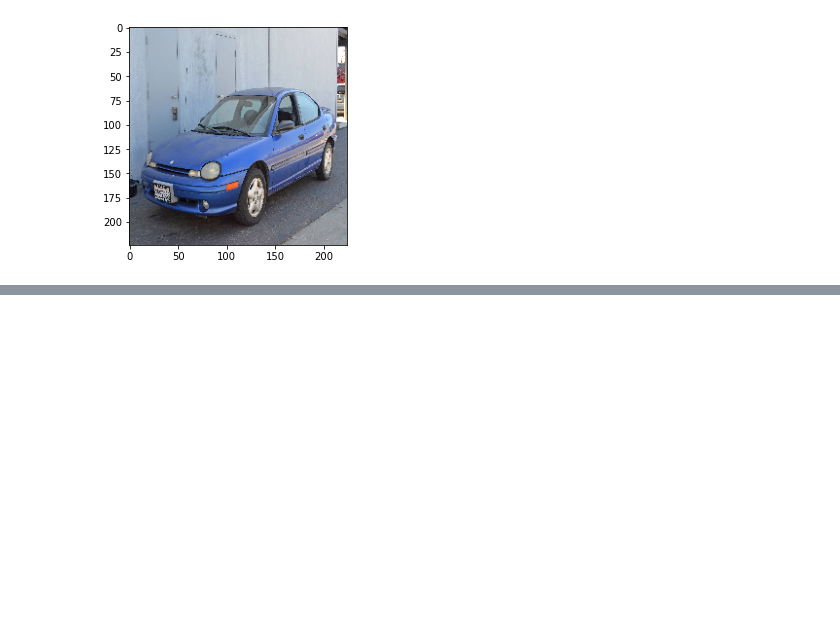
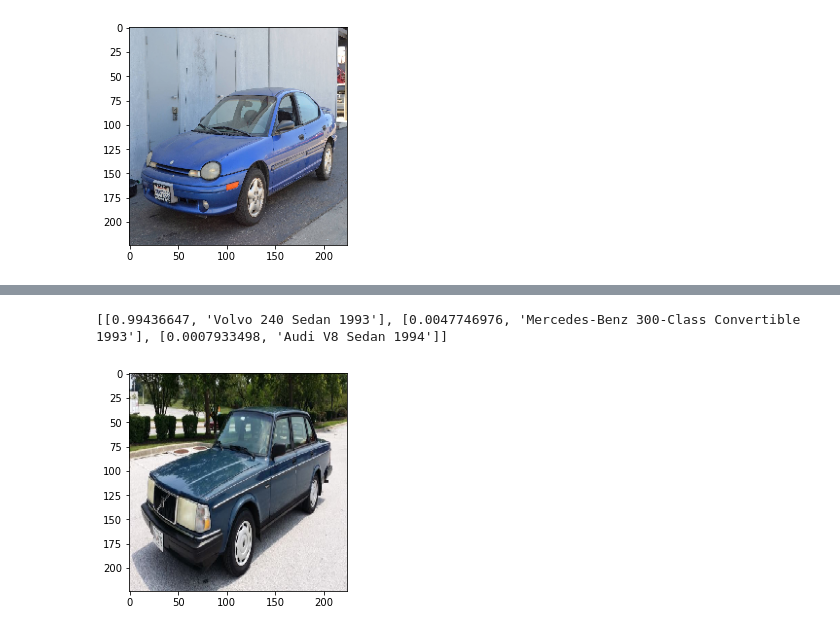
Before and after one commit to Pavlockk/data2020P4, a Jupyter notebook: KP_2.ipynb, the cells around one changed output, grey strips where cells are left out. Cells and saved outputs as stored; diff of their text form; code cells hidden in the pictures; blank space fills up the shorter version.

```diff
--- a/KP_2.ipynb
+++ b/KP_2.ipynb
@@ -531,0 +537,5 @@ predictColor('plymouth')
+# %%
+predictColor('volvo')
+# %% [output]
+[[0.99436647, 'Volvo 240 Sedan 1993'], [0.0047746976, 'Mercedes-Benz 300-Class Convertible 1993'], [0.0007933498, 'Audi V8 Sedan 1994']]
+[figure, added]
```
Also changed, not shown: parts of 4 cells of this notebook, 1 other file.
